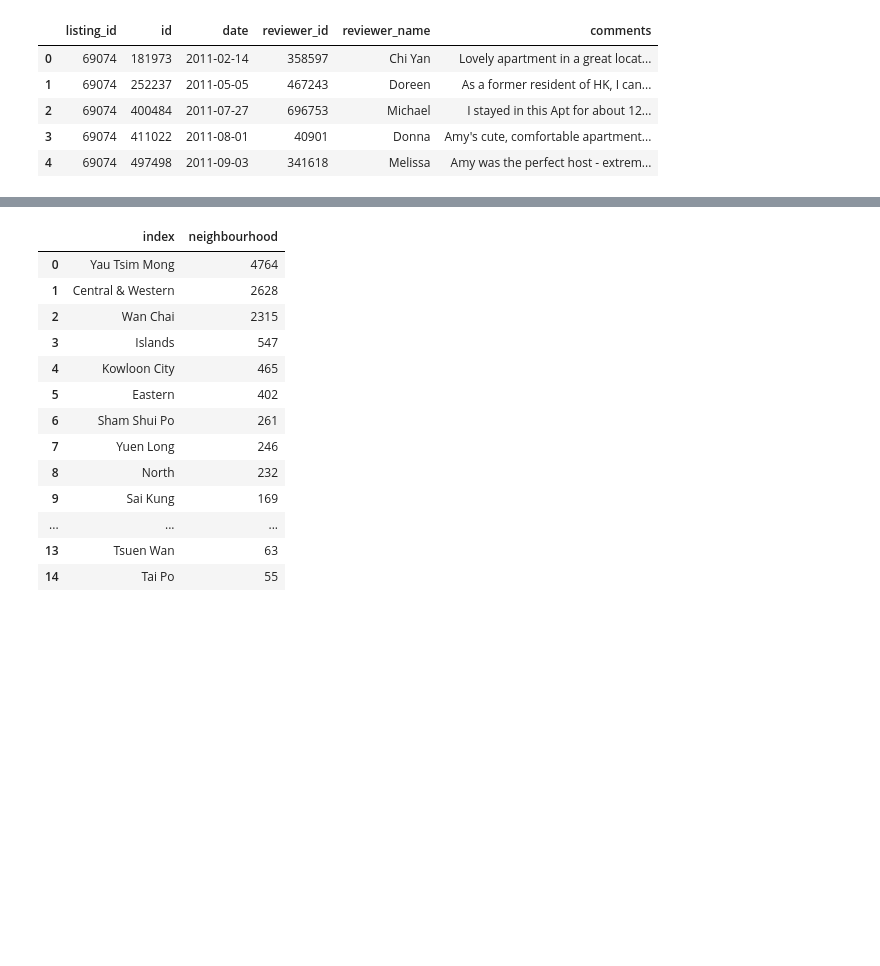
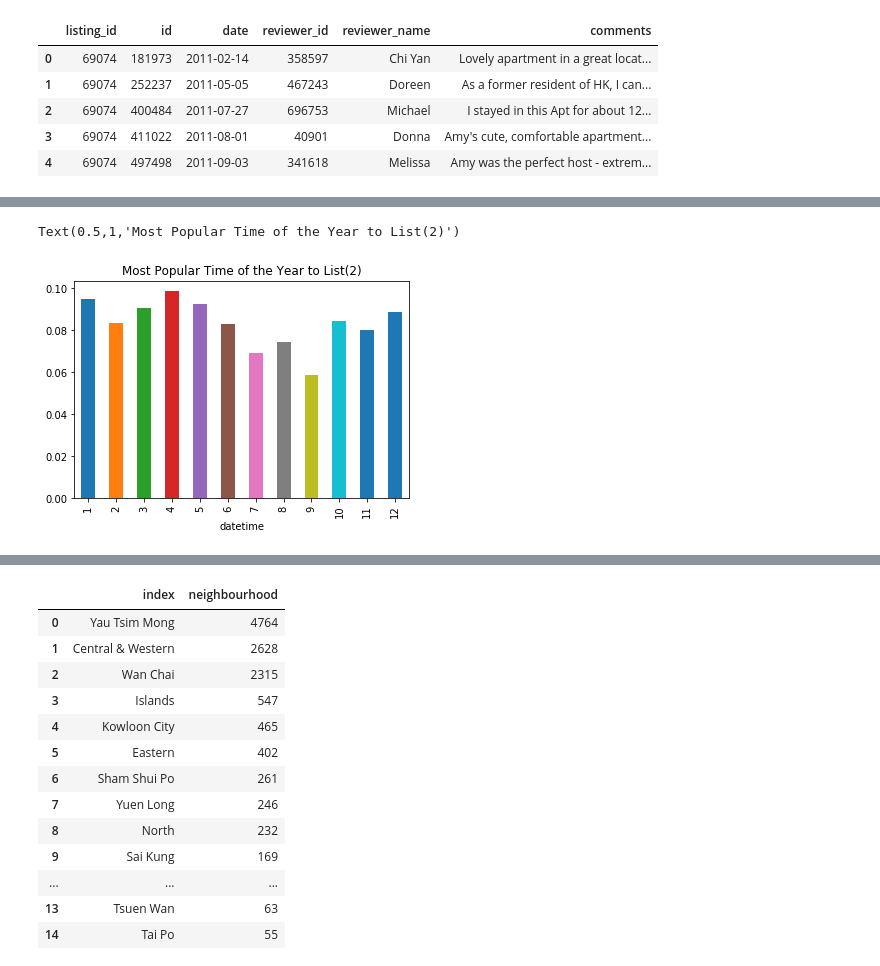
Before and after one commit to elok/DSND_Project_1, a Jupyter notebook: dsnd_project_1/DSND Project 1.ipynb, the cells around one changed output, grey strips where cells are left out. Drawn from its saved outputs; the diff is of its cells as text; code cells hidden in the pictures; blank space fills up the shorter version.

```diff
--- a/dsnd_project_1/DSND Project 1.ipynb
+++ b/dsnd_project_1/DSND Project 1.ipynb
@@ -84,3 +91,5 @@ reviews_df.head()
 | 2 | 69074 | 400484 | 2011-07-27 | 696753 | Michael | I stayed in this Apt for about 12... |
 | 3 | 69074 | 411022 | 2011-08-01 | 40901 | Donna | Amy's cute, comfortable apartment... |
 | 4 | 69074 | 497498 | 2011-09-03 | 341618 | Melissa | Amy was the perfect host - extrem... |
+# %%
+listings_with_reviews_df = listings_summary_df.merge(reviews_df, left_on='id', right_on='listing_id', how='inner')
@@ -86,0 +108,5 @@ reviews_df.head()
+# %%
+listings_with_reviews_df['datetime'] = listings_with_reviews_df['date'].apply(lambda x: datetime.strptime(x, '%Y-%m-%d').month)
+# %%
+month_counts_2 = listings_with_reviews_df.groupby(by=['datetime']).count()['id_x']
+month_counts_2
@@ -86,0 +128,6 @@ reviews_df.head()
+# %%
+(month_counts_2/listings_with_reviews_df.shape[0]).plot(kind='bar');
+plt.title('Most Popular Time of the Year to List')
+# %% [output]
+Text(0.5,1,'Most Popular Time of the Year to List(2)')
+[figure, added]
```
Also changed, not shown: parts of 11 cells of this notebook.
